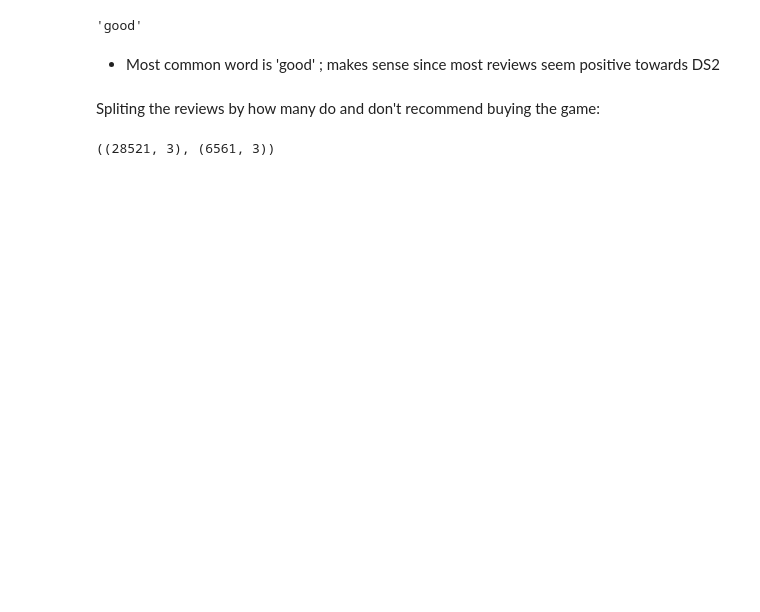
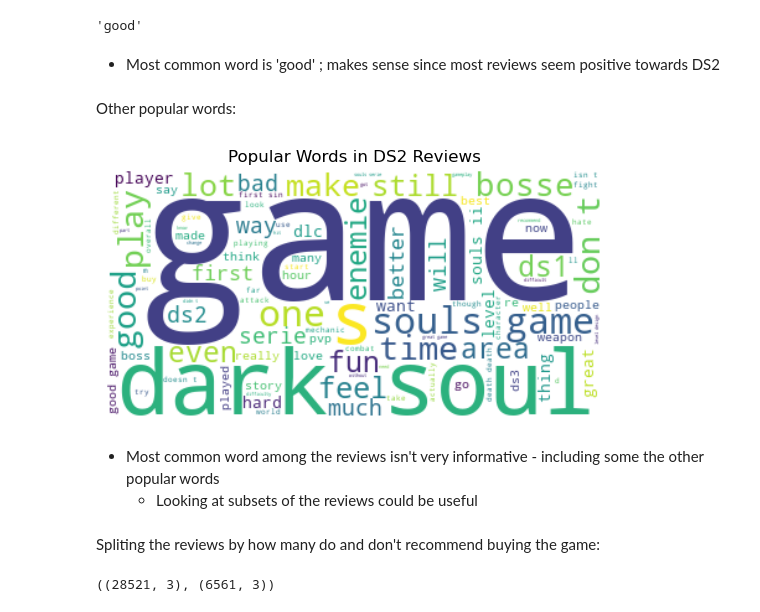
Before and after one commit to BrandonDioneda/Dark-Souls-2-Reviews, a Jupyter notebook: ds2-reviews.ipynb, the cells around one changed output. Drawn from its saved outputs; the diff is of its cells as text; code cells hidden in the pictures; blank space fills up the shorter version.

```diff
--- a/ds2-reviews.ipynb
+++ b/ds2-reviews.ipynb
@@ -189,3 +192,5 @@ most_unique.value_counts().index[1]
 'good'
 # %% [markdown]
 - Most common word is 'good' ; makes sense since most reviews seem positive towards DS2
+# %% [markdown]
+Other popular words:
@@ -192,3 +199,16 @@ most_unique.value_counts().index[1]
+# %%
+pop_wrds = " ".join( review for review in reviews.Review)
+wordcloud = WordCloud(max_font_size=150, max_words=100, background_color="white").generate( pop_wrds )
+plt.figure()
+plt.imshow(wordcloud, interpolation="bilinear")
+plt.axis("off")
+plt.title('Popular Words in DS2 Reviews')
+plt.show()
+# %% [output]
+[figure, added]
+# %% [markdown]
+- Most common word among the reviews isn't very informative - including some the other popular words
+    - Looking at subsets of the reviews could be useful
 # %% [markdown]
 Spliting the reviews by how many do and don't recommend buying the game:
 # %%
```
Also changed, not shown: parts of 14 cells of this notebook, 1 other file.
